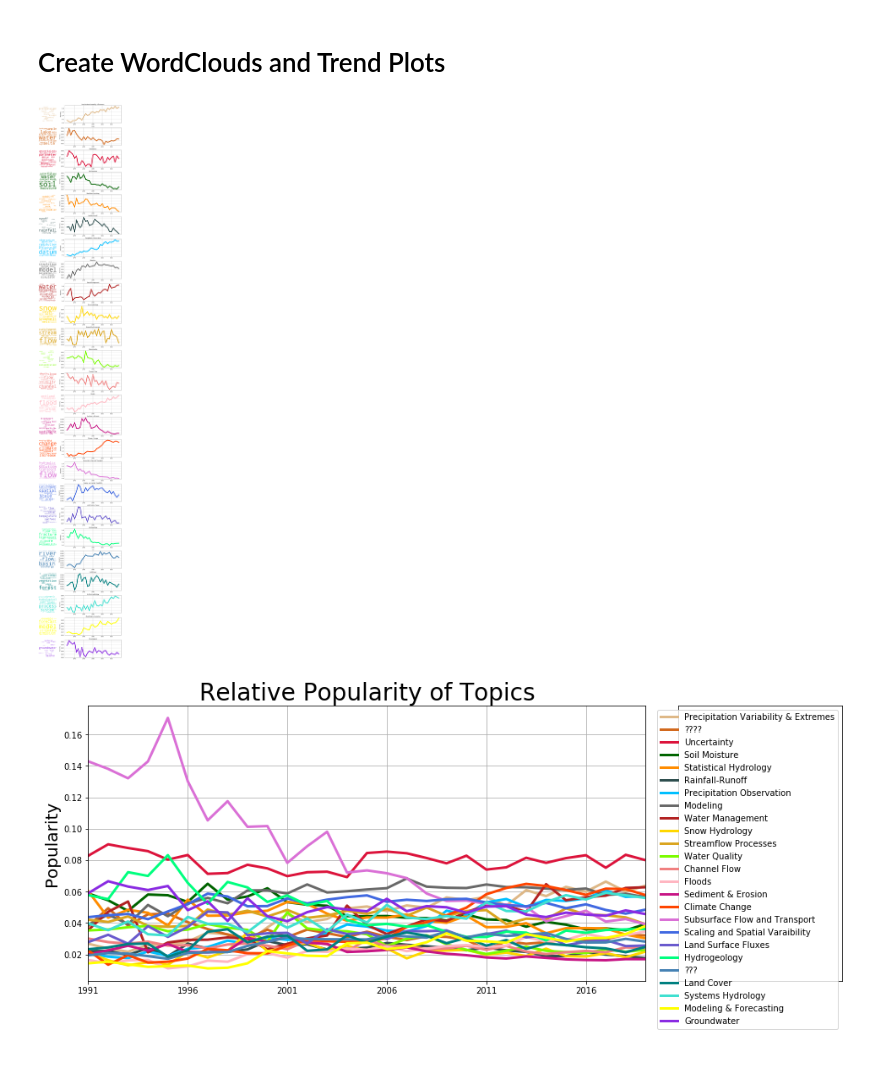
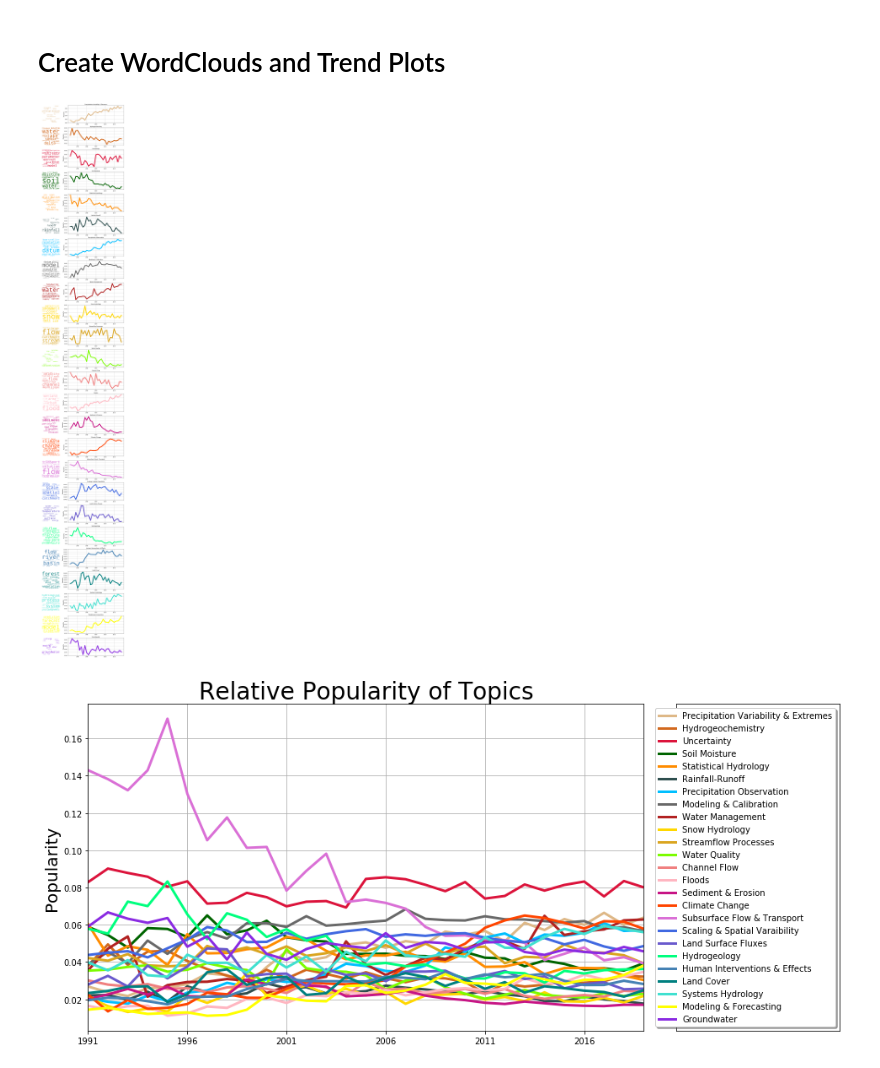
Before and after one commit to mashrekur/topic_modeling_hydrology, a Jupyter notebook: 4_temporal_topics.ipynb, the cells around one changed output. Cells and saved outputs as stored; diff of their text form; code cells hidden in the pictures.

Commit message:
Updated figures and topic names

```diff
--- a/4_temporal_topics.ipynb
+++ b/4_temporal_topics.ipynb
@@ -53,13 +53,13 @@ for color in custom_colors.values():
 # Define topic names
 topic_names = [
     'Precipitation Variability & Extremes',
-    '????',
+    'Hydrogeochemistry',
     'Uncertainty',
     'Soil Moisture',
     'Statistical Hydrology',
     'Rainfall-Runoff',
     'Precipitation Observation',
-    'Modeling',
+    'Modeling & Calibration',
     'Water Management',
     'Snow Hydrology',
     'Streamflow Processes',
@@ -68,11 +68,11 @@ topic_names = [
     'Floods',
     'Sediment & Erosion',
     'Climate Change',
-    'Subsurface Flow and Transport',
-    'Scaling and Spatial Varaibility',
+    'Subsurface Flow & Transport',
+    'Scaling & Spatial Varaibility',
     'Land Surface Fluxes',
     'Hydrogeology',
-    '???',
+    'Human Interventions & Effects',
     'Land Cover',
     'Systems Hydrology',
     'Modeling & Forecasting',
@@ -138,40 +138,40 @@ fig.tight_layout()
 # Save figure
 plt.savefig('figures/wordclouds_and_trends.png')
 # %% [output]
-[figure, old version]
+[figure, new version]
 # %%
 # Plot relative time series
-fig = plt.figure(figsize=(16, 6))
+fig = plt.figure(figsize=(16, 7.13))
 gs = fig.add_gridspec(1,4)
 
 ax1 = fig.add_subplot(gs[0, :3])
 for i in range(lda_model.num_topics):
     r, g, b = colorlist[i]
     pltcolor = (r / 255., g / 255., b / 255.)
     ax1.plot(years, topic_distributions_by_year[:,i],
              c=pltcolor, linewidth=3, label=topic_names[i])
 ax1.set_xticks(years[::5])
 ax1.set_xlim([years[0], years[-1]])
 ax1.set_ylabel('Popularity', fontsize=20)
 ax1.set_title('Relative Popularity of Topics', fontsize=28)
 ax1.grid()
 
 ax0 = fig.add_subplot(gs[0, 3])
 for i in range(lda_model.num_topics):
     r, g, b = colorlist[i]
     pltcolor = (r / 255., g / 255., b / 255.)
     ax0.plot(years, topic_distributions_by_year[:,i],
              c=pltcolor, linewidth=3, label=topic_names[i])
 ax0.set_xticks([])
 ax0.set_yticks([])
-ax0.legend()
+ax0.legend(loc='best', shadow=True, fancybox = True)
 for i in range(lda_model.num_topics):
     r, g, b = colorlist[i]
     pltcolor = (r / 255., g / 255., b / 255.)
     ax0.plot(years, topic_distributions_by_year[:,i],
              c='w', linewidth=6, label=topic_names[i])
 
 # Save figure
 plt.savefig('figures/relative_topic_trends.png')
 # %% [output]
-[figure, old version]
+[figure, new version]
```
Also changed, not shown: 8 other files.
